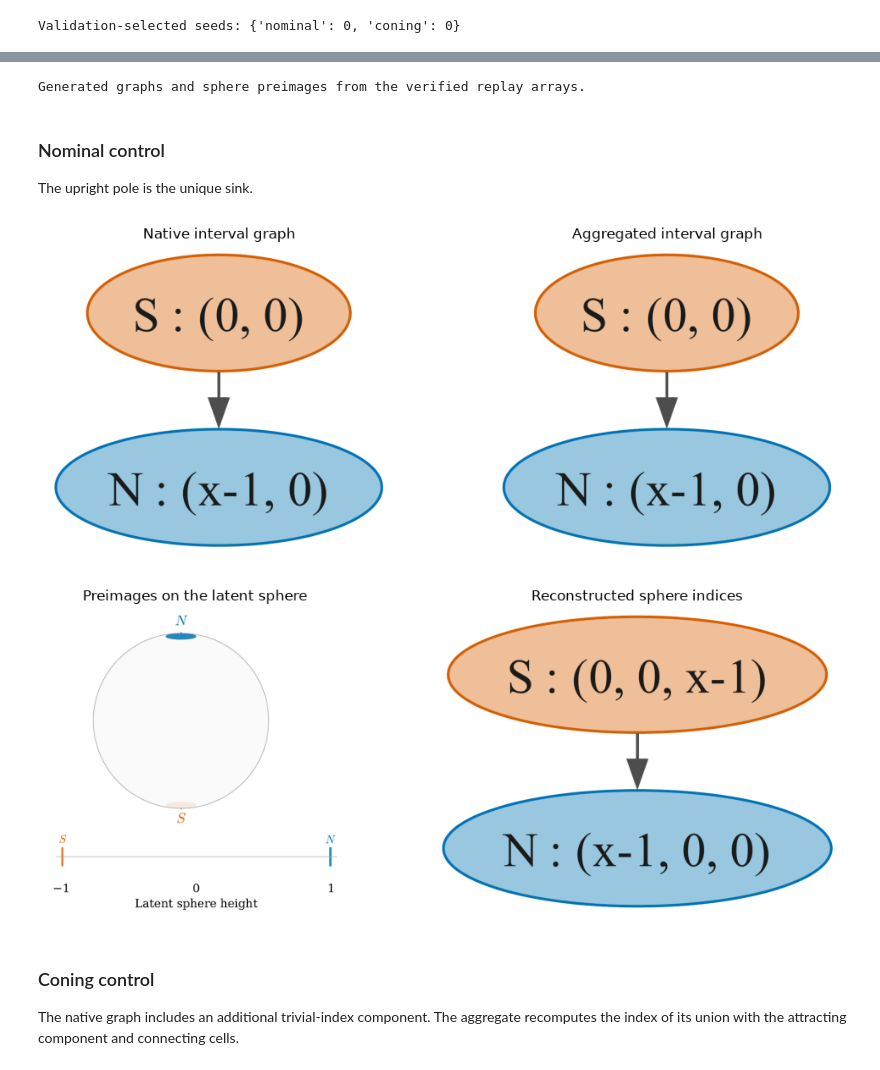
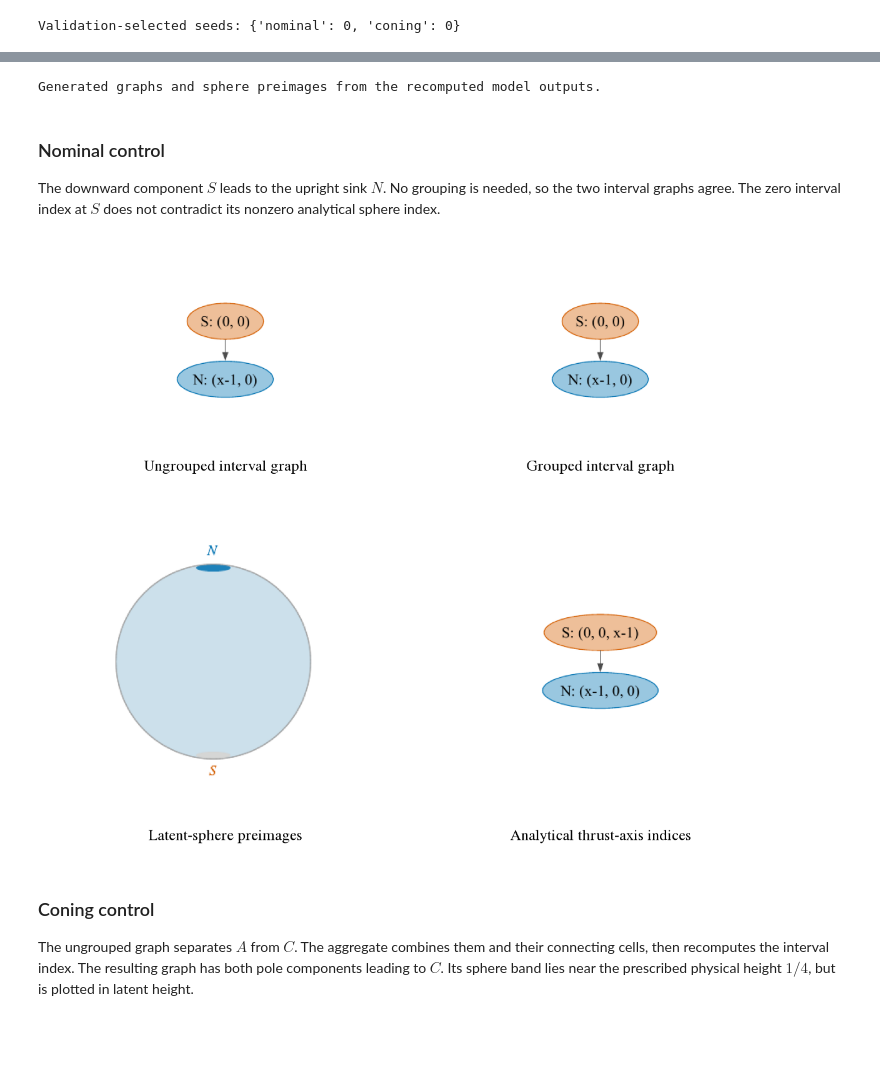
Before and after one commit to bernardorivas/2027_L4DC_EquivariantMorseGraphs, a Jupyter notebook: code-kaito/notebooks/03_attitude.ipynb, the cells around one changed output, grey strips where cells are left out. Cells and saved outputs as stored; diff of their text form; code cells hidden in the pictures; blank space fills up the shorter version.

Commit message:
Update legacy attitude notebook figures and reading flow

```diff
--- a/code-kaito/notebooks/03_attitude.ipynb
+++ b/code-kaito/notebooks/03_attitude.ipynb
@@ -35,6 +55,10 @@ OUT = ROOT / "build" / "notebooks" / "attitude"
 OUT.mkdir(parents=True, exist_ok=True)
 plt.rcParams.update({"font.size": 11, "axes.spines.top": False, "axes.spines.right": False})
 print("Loaded saved reports for two controllers and three seeds each.")
+import sys
+sys.path.insert(0, str(ROOT / "src"))
+import notebook_attitude_figures as presentation
+plt.rcParams.update(presentation.FONT)
 # %% [output]
 Loaded saved reports for two controllers and three seeds each.
 # %% [markdown]
@@ -56,4 +95,5 @@ The next cell integrates these equations from several initial heights. Solid cur
 # %%
+plt.rcParams.update(presentation.FONT)
 def height_rhs(t, z, policy):
     gain = np.ones_like(z) if policy == "nominal" else 0.25 - z
     return gain * (1 - z*z)
@@ -76,5 +116,5 @@ axes[0].set_ylabel("Physical height z")
 fig.tight_layout()
 for suffix in ("png", "pdf", "svg"):
     fig.savefig(OUT / f"physical-height-trajectories.{suffix}", dpi=160, bbox_inches="tight")
-plt.show()
+presentation.show_plot(fig)
 # %% [output]
@@ -157,12 +261,13 @@ The reported error is componentwise RMS of the decoded thrust axis, averaged ove
 # %%
+plt.rcParams.update(presentation.FONT)
 fig, ax = plt.subplots(figsize=(6.6, 3.5))
 for policy, row in selected.items():
     errors = np.array(row["metrics"]["forecast_rms_by_horizon"])
     ax.plot(.1*np.arange(len(errors)), errors, label=f"{policy}, seed {row['seed']}")
-ax.set(xlabel="Forecast horizon (s)", ylabel="Thrust-axis component RMS", title="Saved held-out prediction results")
+ax.set(xlabel="Forecast horizon (s)", ylabel="Thrust-axis component RMS", title="Held-out thrust-direction predictions")
 ax.legend()
 fig.tight_layout()
 for suffix in ("png", "pdf", "svg"):
     fig.savefig(OUT / f"saved-axis-errors.{suffix}", dpi=160, bbox_inches="tight")
-plt.show()
+presentation.show_plot(fig)
 # %% [output]
@@ -194,9 +348,9 @@ from pathlib import Path
 import json,sys,subprocess
 import numpy as np
 sys.path.insert(0,sys.argv[1])
-from common.render_attitude import graph_source
+from common.render_attitude import roles, sphere_indices
 sys.path.insert(0,sys.argv[4])
-from attitude_sphere_style import sphere_panel
+import notebook_attitude_figures as presentation
 out=Path(sys.argv[2]); trained=Path(sys.argv[3])
 selection=json.loads((trained/"selection.json").read_text())
 for policy, chosen in selection.items():
@@ -206,15 +360,14 @@ for policy, chosen in selection.items():
     aggregate=json.loads((folder/"cmgdb/aggregate/results.json").read_text())
     assert aggregate["aggregation"]["index_pairs_checked"]
     for name,record,reconstructed in [("native",raw,False),("aggregate",aggregate,False),("reconstructed",aggregate,True)]:
-        dot=graph_source(record,policy,reconstructed,1.)
-        (target/f"{name}.dot").write_text(dot)
-        for ext in ["pdf","svg"]:
-            subprocess.run(["dot",f"-T{ext}","-o",str(target/f"{name}.{ext}")],input=dot,text=True,check=True)
+        names=roles(record,policy)
+        indices={row["node"]: (sphere_indices(names[row["node"]],policy) if reconstructed else row["annotations"]) for row in record["nodes"]}
+        presentation.graph(names,record["edges"],names,policy,indices,target/name)
     with np.load(folder/"cmgdb/aggregate/phase.npz") as saved:
         phase={k:saved[k] for k in saved.files}
     with np.load(folder/"diagnostics.npz") as saved:
         coordinate={"knots":saved["knots"],"values":saved["coordinate_values"]}
-    sphere_panel(phase,coordinate,target/"preimages.pdf",True)
+    presentation.sphere(phase["boxes"],phase["membership"],coordinate["knots"],coordinate["values"],roles(aggregate,policy),policy,target/"preimages",basin_labels=phase["basin_node"])
     for name in ["native","aggregate","preimages","reconstructed"]:
         subprocess.run(["pdftoppm","-scale-to","1100","-png","-singlefile",str(target/f"{name}.pdf"),str(target/name)],check=True,stdout=subprocess.DEVNULL,stderr=subprocess.DEVNULL)
 """
@@ -224,30 +377,24 @@ with (RUN / "figures.log").open("w") as log:
                             env=env, stdout=log, stderr=subprocess.STDOUT)
 if result.returncode:
     raise RuntimeError((RUN / "figures.log").read_text()[-5000:])
-print("Generated graphs and sphere preimages from the verified replay arrays.")
+print("Generated graphs and sphere preimages from the recomputed model outputs.")
 # %% [output]
-Generated graphs and sphere preimages from the verified replay arrays.
+Generated graphs and sphere preimages from the recomputed model outputs.
 # %% [markdown]
 ### Nominal control
 
-The upright pole is the unique sink.
+The downward component $S$ leads to the upright sink $N$. No grouping is needed, so the two interval graphs agree. The zero interval index at $S$ does not contradict its nonzero analytical sphere index.
 # %%
-from PIL import Image as PILImage
-policy = 'nominal'
-for names, titles in [(('native', 'aggregate'), ('Native interval graph', 'Aggregated interval graph')),
-                      (('preimages', 'reconstructed'), ('Preimages on the latent sphere', 'Reconstructed sphere indices'))]:
-    fig, axes = plt.subplots(1, 2, figsize=(11, 4.2))
-    for ax, name, title in zip(axes, names, titles):
-        ax.imshow(PILImage.open(FIGURES / policy / f"{name}.png"))
-        ax.set_title(title, fontsize=12)
-        ax.axis("off")
-    fig.tight_layout()
-    plt.show()
+import notebook_attitude_figures as presentation
+policy = "nominal"
+for names, titles in [(('native', 'aggregate'), ('Ungrouped interval graph', 'Grouped interval graph')),
+                      (('preimages', 'reconstructed'), ('Latent-sphere preimages', 'Analytical thrust-axis indices'))]:
+    presentation.show([FIGURES / policy / f"{name}.pdf" for name in names], titles, width=750)
 # %% [output]
-[figure, old version]
+[figure, new version]
-[figure, old version]
+[figure, new version]
 # %% [markdown]
 ### Coning control
 
-The native graph includes an additional trivial-index component. The aggregate recomputes the index of its union with the attracting component and connecting cells.
+The ungrouped graph separates $A$ from $C$. The aggregate combines them and their connecting cells, then recomputes the interval index. The resulting graph has both pole components leading to $C$. Its sphere band lies near the prescribed physical height $1/4$, but is plotted in latent height.
 # %%
```
Also changed, not shown: parts of 20 cells of this notebook, 1 other file.
